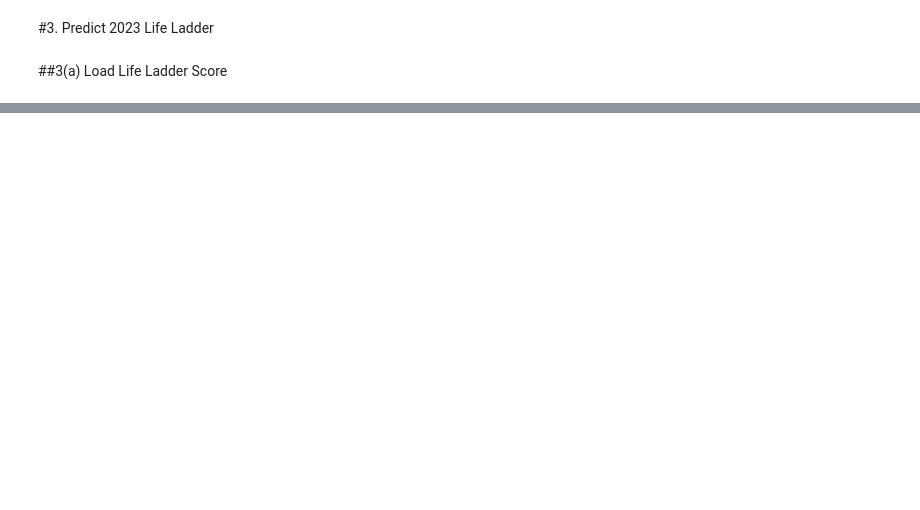
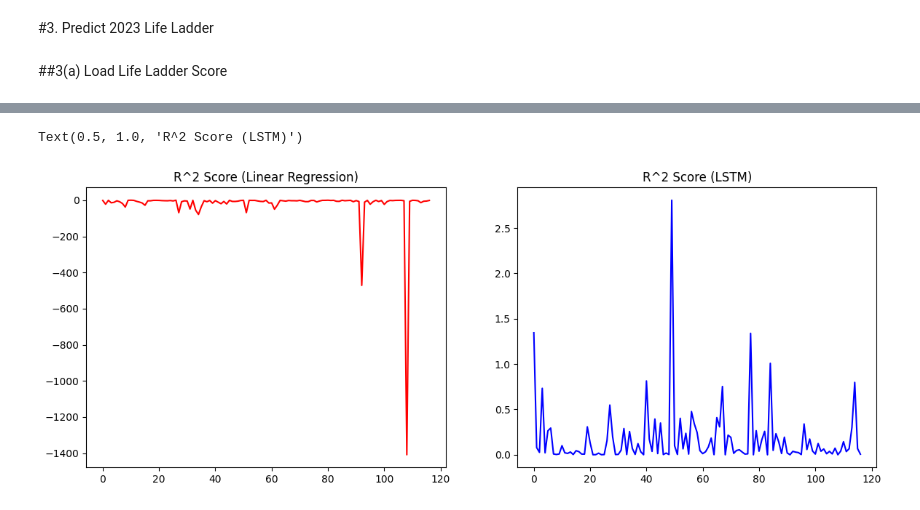
Before and after one commit to nicolesaade/WorldHappinessReportAnalysis, a Jupyter notebook: WorldHappinessReport_Time_Series.ipynb, the cells around one changed output, grey strips where cells are left out. Cells and saved outputs as stored; diff of their text form; code cells hidden in the pictures; blank space fills up the shorter version.

```diff
--- a/WorldHappinessReport_Time_Series.ipynb
+++ b/WorldHappinessReport_Time_Series.ipynb
@@ -120,0 +63,25 @@ ladder_2023.head()
+# %%
+from sklearn.linear_model import LinearRegression
+
+def predict_LinReg(country_name):
+  X_train = ladder_train.loc[ladder_train['Country name']==country_name].loc[:, 'year'].values.reshape(-1, 1)
+  X_test = ladder_test.loc[ladder_test['Country name']==country_name].loc[:, 'year'].values.reshape(-1, 1)
+  y_train = ladder_train.loc[ladder_train['Country name']==country_name].loc[:, 'Life Ladder']
+  y_test = ladder_test.loc[ladder_test['Country name']==country_name].loc[:, 'Life Ladder']
+
+  model = LinearRegression().fit(X_train, y_train)
+  y_pred = model.predict(X_test)
+  score = model.score(X_test, y_test)
+
+  return y_pred, score
+
+LinReg_df = pd.DataFrame(columns=['Country name', '2021 True', '2021 Predicted',
+                               '2022 True', '2022 Predicted','2023 True', '2023 Predicted', 'R^2 Score'])
+
+for country in ladder_train['Country name'].unique():
+  y_pred, score = predict_LinReg(country)
+  LinReg_df.loc[len(LinReg_df.index)] = [country, ladder_test.loc[(ladder_test['Country name'] == country) & (ladder_test['year'] == 2021), 'Life Ladder'].values[0], y_pred[0],
+                                               ladder_test.loc[(ladder_test['Country name'] == country) & (ladder_test['year'] == 2022), 'Life Ladder'].values[0], y_pred[1],
+                                               ladder_test.loc[(ladder_test['Country name'] == country) & (ladder_test['year'] == 2023), 'Life Ladder'].values[0], y_pred[2], score]
+
+LinReg_df.head(20)
@@ -141,0 +225,11 @@ Text(0, 0.5, 'Predicted (Lagged Features)')
+# %%
+fig, axs = plt.subplots(1,2, figsize=(14,5))
+
+axs[0].plot(LinReg_df['R^2 Score'], c='r')
+axs[0].set_title('R^2 Score (Linear Regression)')
+
+axs[1].plot(LSTM_df['R^2 Score'], c='b')
+axs[1].set_title('R^2 Score (LSTM)')
+# %% [output]
+Text(0.5, 1.0, 'R^2 Score (LSTM)')
+[figure, added]
```
Also changed, not shown: parts of 16 cells of this notebook.
